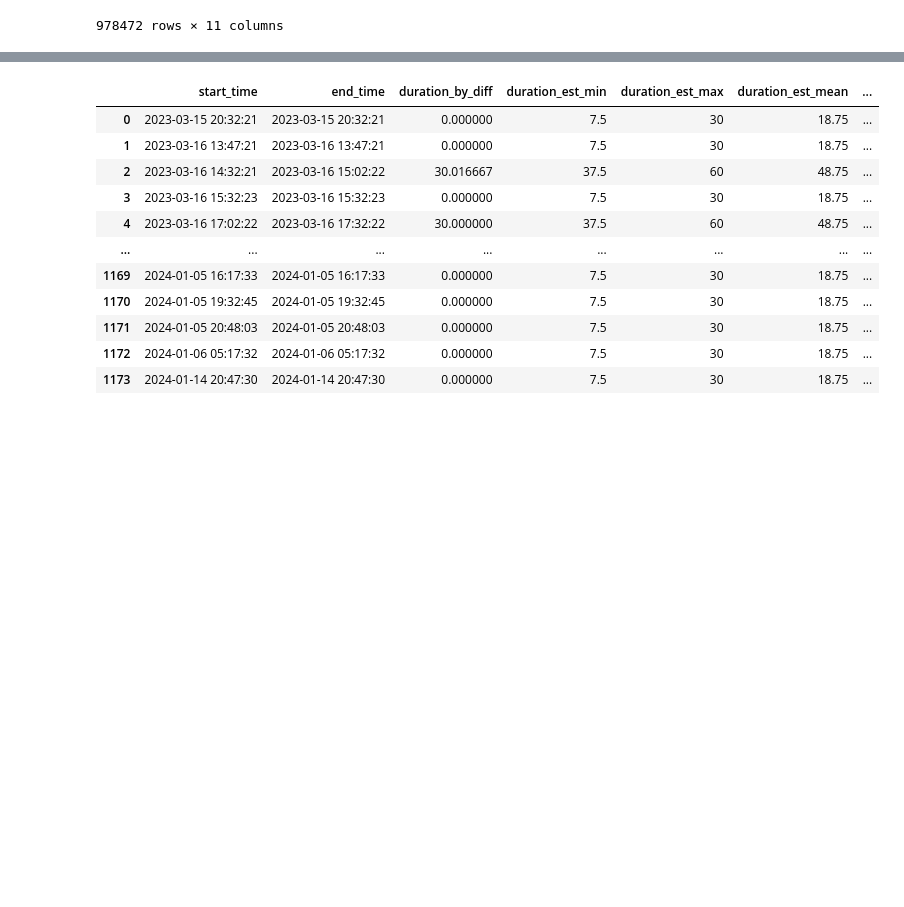
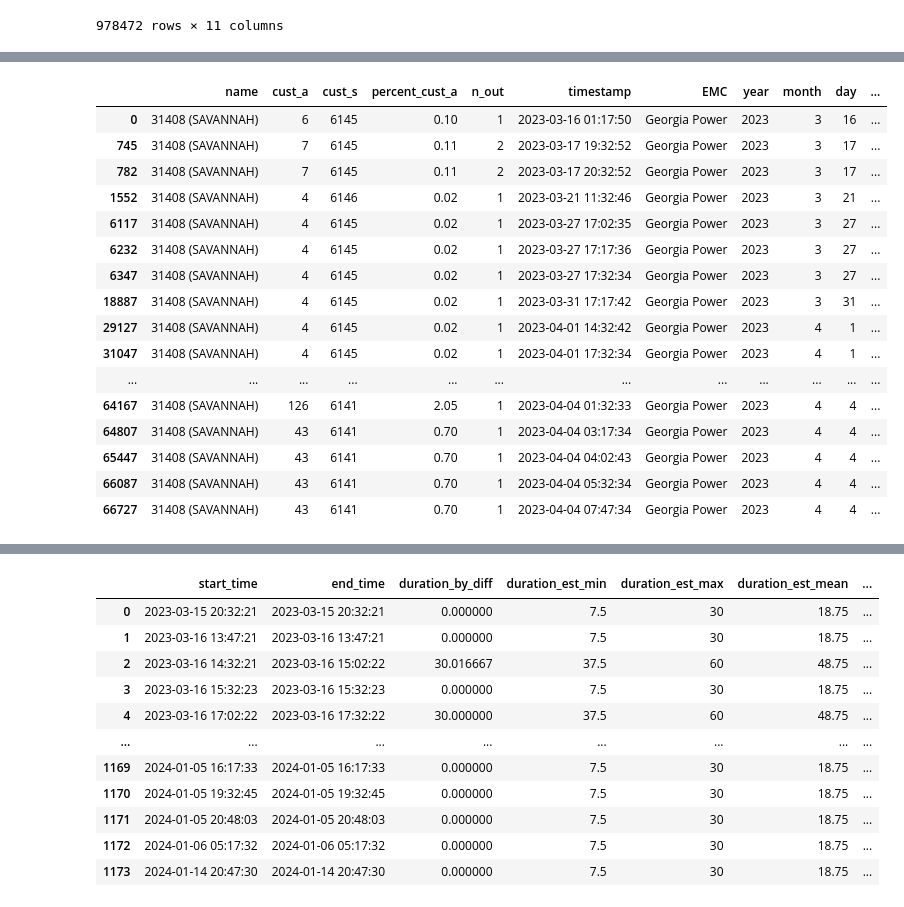
Before and after one commit to Urban-Research-Group/outage-data-scraper, a Jupyter notebook: scripts/ga_4_tx_5.ipynb, the cells around one changed output, grey strips where cells are left out. Saved outputs shown, nothing was run; the diff lists cells and outputs as text; code cells hidden in the pictures; blank space fills up the shorter version.

```diff
--- a/scripts/ga_4_tx_5.ipynb
+++ b/scripts/ga_4_tx_5.ipynb
@@ -176,0 +195,21 @@ dtype: float64
+# %%
+self._data = self._data[self._data['cust_a'] != 0]
+self._data[['name', 'cust_a','cust_s','percent_cust_a','n_out','timestamp','EMC','year','month','day','hour','delta_timestamp', 'delta_percent_cust_a', 'outage_freq_x_cust_a', 'duration_weight', 'cust_a_x_duration']].head(20)
+# %% [output]
+|  | name | cust_a | cust_s | percent_cust_a | n_out | timestamp | EMC | year | month | day | ... |
+| 0 | 31408 (SAVANNAH) | 6 | 6145 | 0.10 | 1 | 2023-03-16 01:17:50 | Georgia Power | 2023 | 3 | 16 | ... |
+| 745 | 31408 (SAVANNAH) | 7 | 6145 | 0.11 | 2 | 2023-03-17 19:32:52 | Georgia Power | 2023 | 3 | 17 | ... |
+| 782 | 31408 (SAVANNAH) | 7 | 6145 | 0.11 | 2 | 2023-03-17 20:32:52 | Georgia Power | 2023 | 3 | 17 | ... |
+| 1552 | 31408 (SAVANNAH) | 4 | 6146 | 0.02 | 1 | 2023-03-21 11:32:46 | Georgia Power | 2023 | 3 | 21 | ... |
+| 6117 | 31408 (SAVANNAH) | 4 | 6145 | 0.02 | 1 | 2023-03-27 17:02:35 | Georgia Power | 2023 | 3 | 27 | ... |
+| 6232 | 31408 (SAVANNAH) | 4 | 6145 | 0.02 | 1 | 2023-03-27 17:17:36 | Georgia Power | 2023 | 3 | 27 | ... |
+| 6347 | 31408 (SAVANNAH) | 4 | 6145 | 0.02 | 1 | 2023-03-27 17:32:34 | Georgia Power | 2023 | 3 | 27 | ... |
+| 18887 | 31408 (SAVANNAH) | 4 | 6145 | 0.02 | 1 | 2023-03-31 17:17:42 | Georgia Power | 2023 | 3 | 31 | ... |
+| 29127 | 31408 (SAVANNAH) | 4 | 6145 | 0.02 | 1 | 2023-04-01 14:32:42 | Georgia Power | 2023 | 4 | 1 | ... |
+| 31047 | 31408 (SAVANNAH) | 4 | 6145 | 0.02 | 1 | 2023-04-01 17:32:34 | Georgia Power | 2023 | 4 | 1 | ... |
+| ... | ... | ... | ... | ... | ... | ... | ... | ... | ... | ... | ... |
+| 64167 | 31408 (SAVANNAH) | 126 | 6141 | 2.05 | 1 | 2023-04-04 01:32:33 | Georgia Power | 2023 | 4 | 4 | ... |
+| 64807 | 31408 (SAVANNAH) | 43 | 6141 | 0.70 | 1 | 2023-04-04 03:17:34 | Georgia Power | 2023 | 4 | 4 | ... |
+| 65447 | 31408 (SAVANNAH) | 43 | 6141 | 0.70 | 1 | 2023-04-04 04:02:43 | Georgia Power | 2023 | 4 | 4 | ... |
+| 66087 | 31408 (SAVANNAH) | 43 | 6141 | 0.70 | 1 | 2023-04-04 05:32:34 | Georgia Power | 2023 | 4 | 4 | ... |
+| 66727 | 31408 (SAVANNAH) | 43 | 6141 | 0.70 | 1 | 2023-04-04 07:47:34 | Georgia Power | 2023 | 4 | 4 | ... |
```
Also changed, not shown: parts of 9 cells of this notebook, 2 other files.
